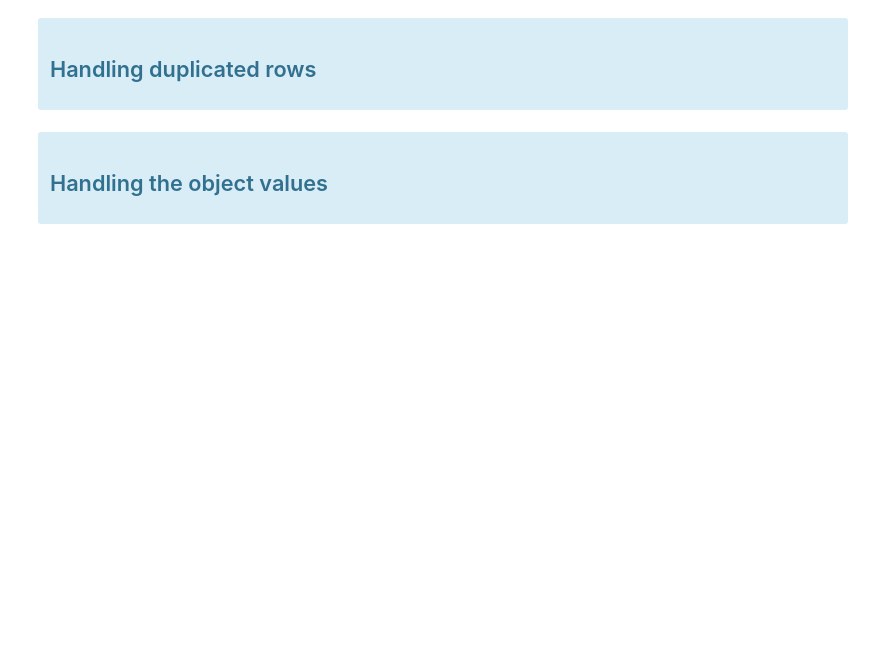
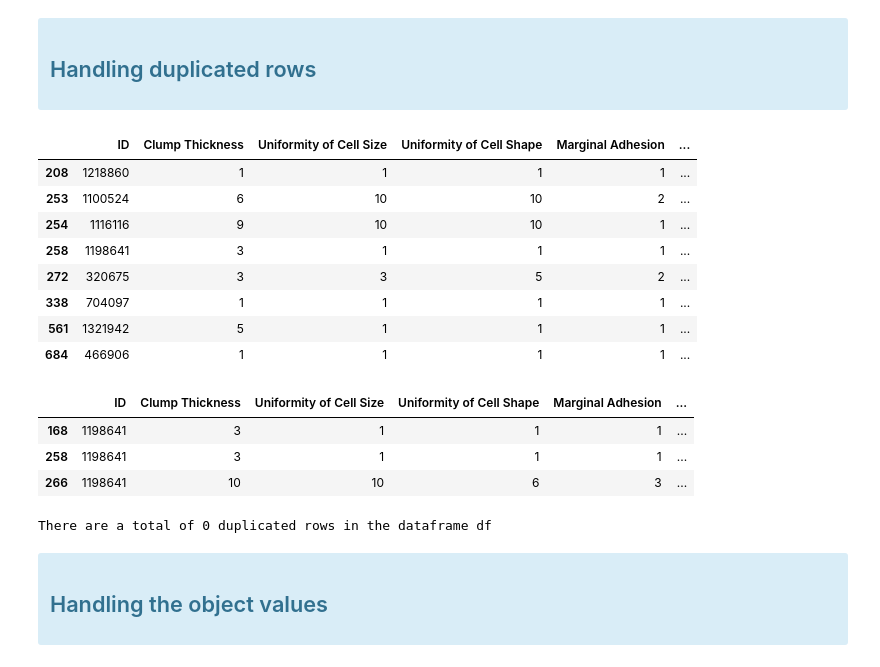
Before and after one commit to Mahnatse-rgb/breast-cancer-prediction, a Jupyter notebook: breast_cancer_prediction.ipynb, the cells around one changed output. Cells and saved outputs as stored; diff of their text form; code cells hidden in the pictures; blank space fills up the shorter version.

Commit message:
dealt with duplicated rows

```diff
--- a/breast_cancer_prediction.ipynb
+++ b/breast_cancer_prediction.ipynb
@@ -87,6 +87,38 @@ profile.to_file(output_file="dataset_report.html")
 ## Handling duplicated rows
 
 </div>
+# %%
+#visualizing duplicated rows
+
+duplicates = df[df.duplicated()]
+duplicates
+# %% [output]
+|  | ID | Clump Thickness | Uniformity of Cell Size | Uniformity of Cell Shape | Marginal Adhesion | ... |
+| 208 | 1218860 | 1 | 1 | 1 | 1 | ... |
+| 253 | 1100524 | 6 | 10 | 10 | 2 | ... |
+| 254 | 1116116 | 9 | 10 | 10 | 1 | ... |
+| 258 | 1198641 | 3 | 1 | 1 | 1 | ... |
+| 272 | 320675 | 3 | 3 | 5 | 2 | ... |
+| 338 | 704097 | 1 | 1 | 1 | 1 | ... |
+| 561 | 1321942 | 5 | 1 | 1 | 1 | ... |
+| 684 | 466906 | 1 | 1 | 1 | 1 | ... |
+# %%
+df[df['ID'] == 1198641]
+# %% [output]
+|  | ID | Clump Thickness | Uniformity of Cell Size | Uniformity of Cell Shape | Marginal Adhesion | ... |
+| 168 | 1198641 | 3 | 1 | 1 | 1 | ... |
+| 258 | 1198641 | 3 | 1 | 1 | 1 | ... |
+| 266 | 1198641 | 10 | 10 | 6 | 3 | ... |
+# %%
+#dropping duplicates from the dataframe df
+
+df = df.drop_duplicates()
+
+#checking if the duplicated rows were dropped
+len_duplicates = len(df[df.duplicated()])
+print('There are a total of {0} duplicated rows in the dataframe df'.format(len_duplicates))
+# %% [output]
+There are a total of 0 duplicated rows in the dataframe df
 # %% [markdown]
 <div class="alert alert-info">
 
```
Also changed, not shown: 1 other file.
